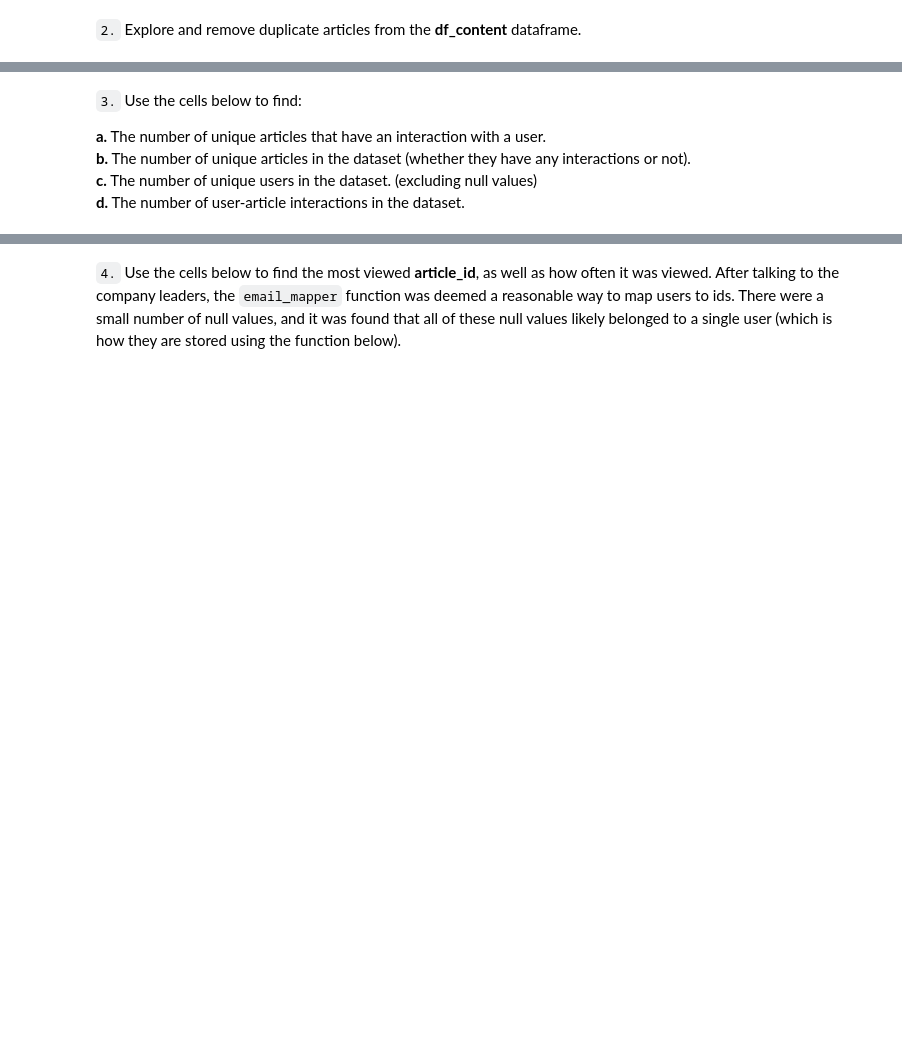
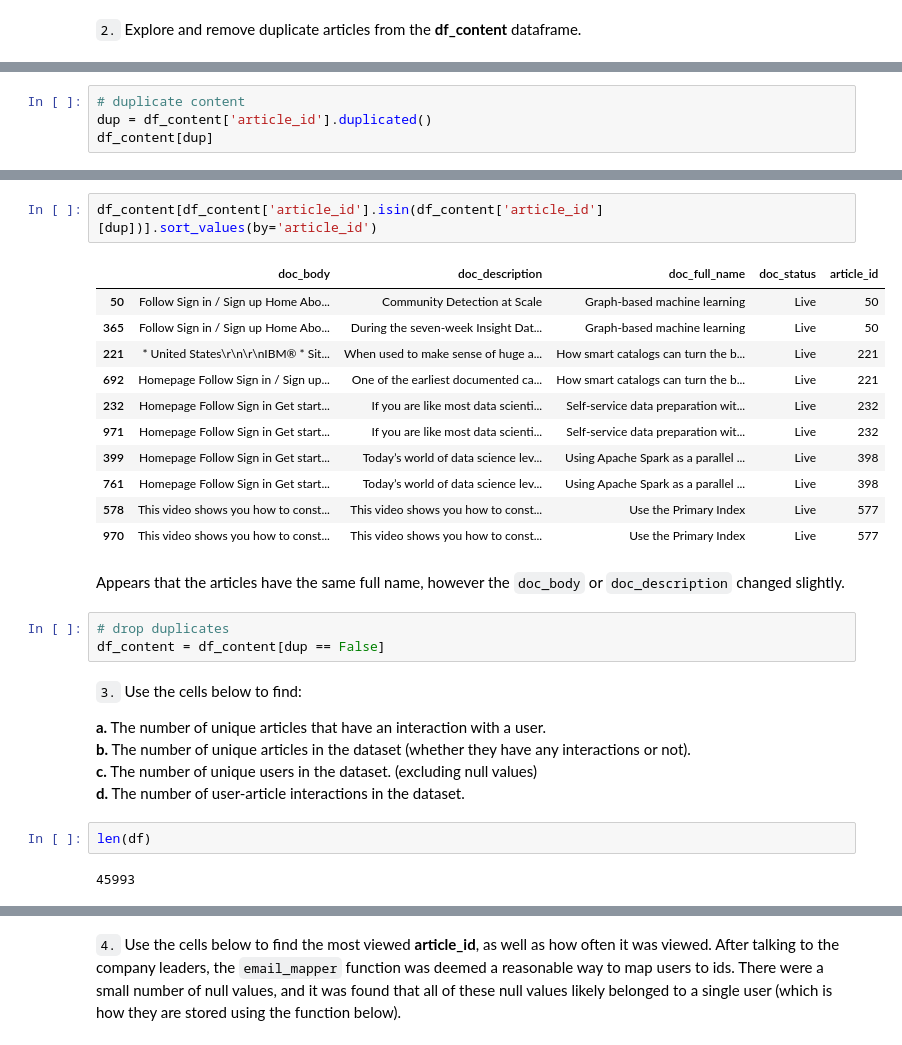
Before and after one commit to felixnext/ds_recommender, a Jupyter notebook: notebooks/Recommendations_with_IBM.ipynb, the cells around one changed output, grey strips where cells are left out. Drawn from its saved outputs; the diff is of its cells as text; blank space fills up the shorter version.

```diff
--- a/notebooks/Recommendations_with_IBM.ipynb
+++ b/notebooks/Recommendations_with_IBM.ipynb
@@ -119,0 +119,4 @@ Max interactions of one user with the system: 364
+# %%
+# duplicate content
+dup = df_content['article_id'].duplicated()
+df_content[dup]
@@ -120,3 +130,22 @@ Max interactions of one user with the system: 364
+# %%
+df_content[df_content['article_id'].isin(df_content['article_id'][dup])].sort_values(by='article_id')
+# %% [output]
+|  | doc_body | doc_description | doc_full_name | doc_status | article_id |
+| 50 | Follow Sign in / Sign up Home Abo... | Community Detection at Scale | Graph-based machine learning | Live | 50 |
+| 365 | Follow Sign in / Sign up Home Abo... | During the seven-week Insight Dat... | Graph-based machine learning | Live | 50 |
+| 221 | * United States\r\n\r\nIBM® * Sit... | When used to make sense of huge a... | How smart catalogs can turn the b... | Live | 221 |
+| 692 | Homepage Follow Sign in / Sign up... | One of the earliest documented ca... | How smart catalogs can turn the b... | Live | 221 |
+| 232 | Homepage Follow Sign in Get start... | If you are like most data scienti... | Self-service data preparation wit... | Live | 232 |
+| 971 | Homepage Follow Sign in Get start... | If you are like most data scienti... | Self-service data preparation wit... | Live | 232 |
+| 399 | Homepage Follow Sign in Get start... | Today’s world of data science lev... | Using Apache Spark as a parallel ... | Live | 398 |
+| 761 | Homepage Follow Sign in Get start... | Today’s world of data science lev... | Using Apache Spark as a parallel ... | Live | 398 |
+| 578 | This video shows you how to const... | This video shows you how to const... | Use the Primary Index | Live | 577 |
+| 970 | This video shows you how to const... | This video shows you how to const... | Use the Primary Index | Live | 577 |
+# %% [markdown]
+Appears that the articles have the same full name, however the `doc_body` or `doc_description` changed slightly.
+# %%
+# drop duplicates
+df_content = df_content[dup == False]
 # %% [markdown]
 `3.` Use the cells below to find:
 
@@ -124,4 +153,8 @@ Max interactions of one user with the system: 364
 **b.** The number of unique articles in the dataset (whether they have any interactions or not).<br>
 **c.** The number of unique users in the dataset. (excluding null values) <br>
 **d.** The number of user-article interactions in the dataset.
+# %%
+len(df)
+# %% [output]
+45993
 # %%
```
Also changed, not shown: parts of 11 cells of this notebook, 6 other files.
